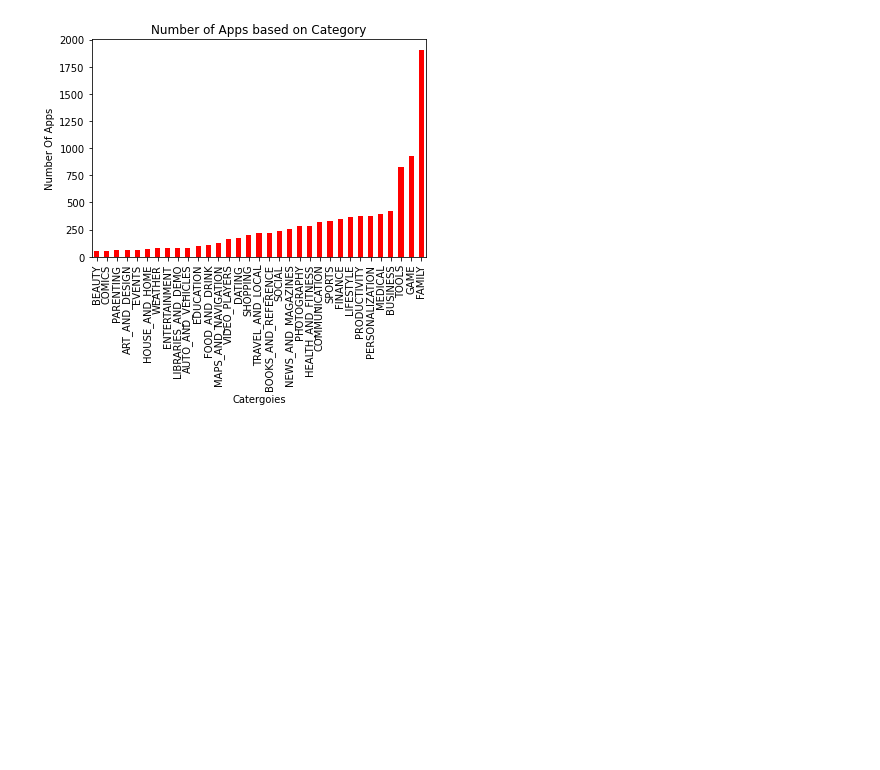
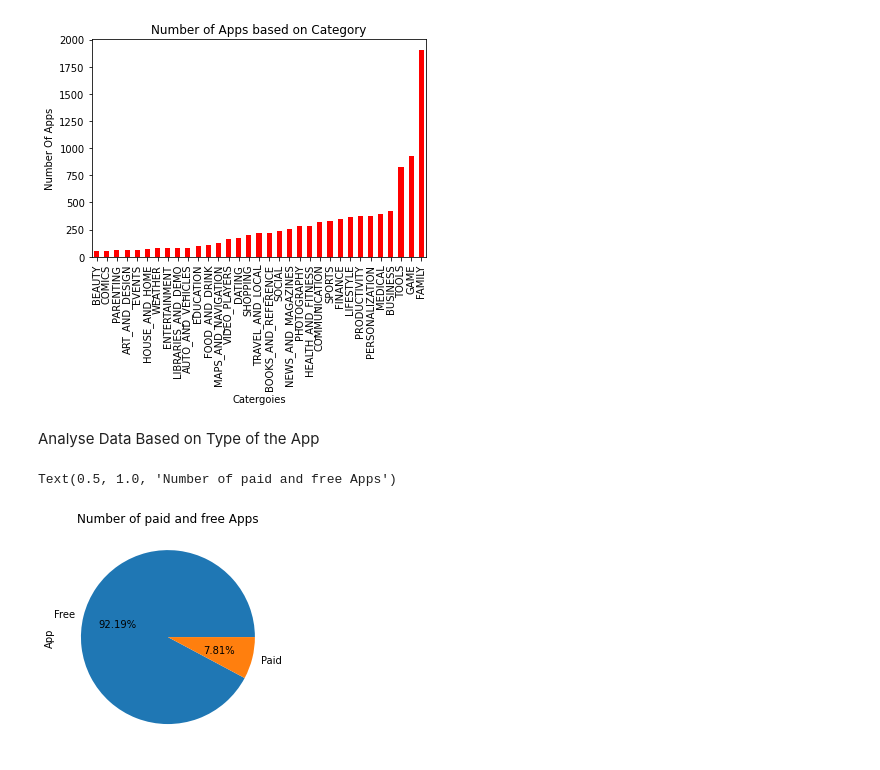
Before and after one commit to Srijan-Rai/Playstore, a Jupyter notebook: Copy_of_Play_Store_App_Review_Analysis_Capstone_Project.ipynb, the cells around one changed output. Saved outputs shown, nothing was run; the diff lists cells and outputs as text; code cells hidden in the pictures; blank space fills up the shorter version.

```diff
--- a/Copy_of_Play_Store_App_Review_Analysis_Capstone_Project.ipynb
+++ b/Copy_of_Play_Store_App_Review_Analysis_Capstone_Project.ipynb
@@ -241,3 +322,12 @@ plt.title("Number of Apps based on Category")
 # %% [output]
 Text(0.5, 1.0, 'Number of Apps based on Category')
 [figure]
+# %% [markdown]
+Analyse Data Based on Type of the App
+# %%
+# Obtain number of apps based on its type
+playstore_Df.groupby("Type")["App"].count().plot(kind = "pie",autopct="%.2f%%")
+plt.title("Number of paid and free Apps")
+# %% [output]
+Text(0.5, 1.0, 'Number of paid and free Apps')
+[figure, added]
```
Also changed, not shown: parts of 18 cells of this notebook.
